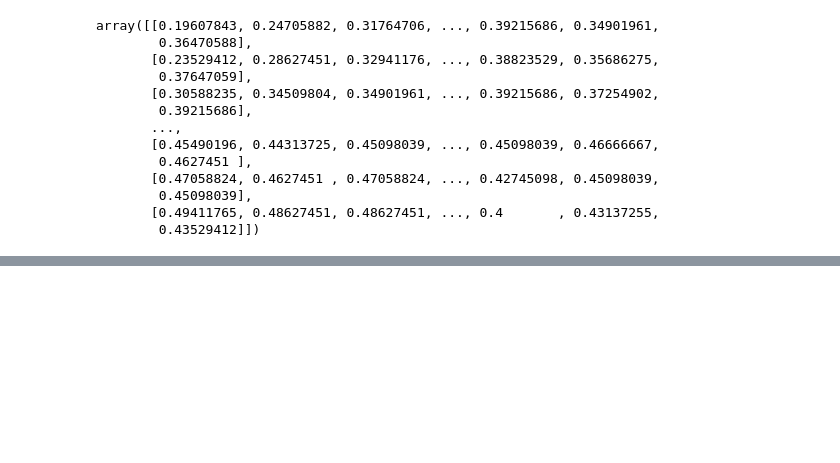
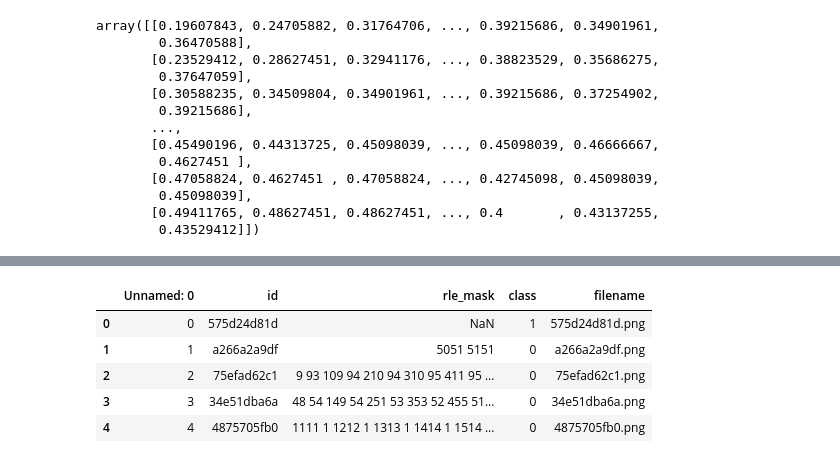
Before and after one commit to windsurfer7563/proj_kaggle_salt, a Jupyter notebook: notebooks/EDA.ipynb, the cells around one changed output, grey strips where cells are left out. Saved outputs shown, nothing was run; the diff lists cells and outputs as text; code cells hidden in the pictures; blank space fills up the shorter version.

```diff
--- a/notebooks/EDA.ipynb
+++ b/notebooks/EDA.ipynb
@@ -234,0 +316,3 @@ mask_pred
+# %%
+import pandas as pd
+df = pd.read_csv('../data/train.csv')
@@ -234,0 +328,12 @@ mask_pred
+# %%
+df['class'] = 0
+df.loc[df['rle_mask'].isnull(),"class"] = 1
+# %%
+df.head()
+# %% [output]
+|  | Unnamed: 0 | id | rle_mask | class | filename |
+| 0 | 0 | 575d24d81d | NaN | 1 | 575d24d81d.png |
+| 1 | 1 | a266a2a9df | 5051 5151 | 0 | a266a2a9df.png |
+| 2 | 2 | 75efad62c1 | 9 93 109 94 210 94 310 95 411 95 ... | 0 | 75efad62c1.png |
+| 3 | 3 | 34e51dba6a | 48 54 149 54 251 53 353 52 455 51... | 0 | 34e51dba6a.png |
+| 4 | 4 | 4875705fb0 | 1111 1 1212 1 1313 1 1414 1 1514 ... | 0 | 4875705fb0.png |
```
Also changed, not shown: parts of 18 cells of this notebook, 46 other files.
